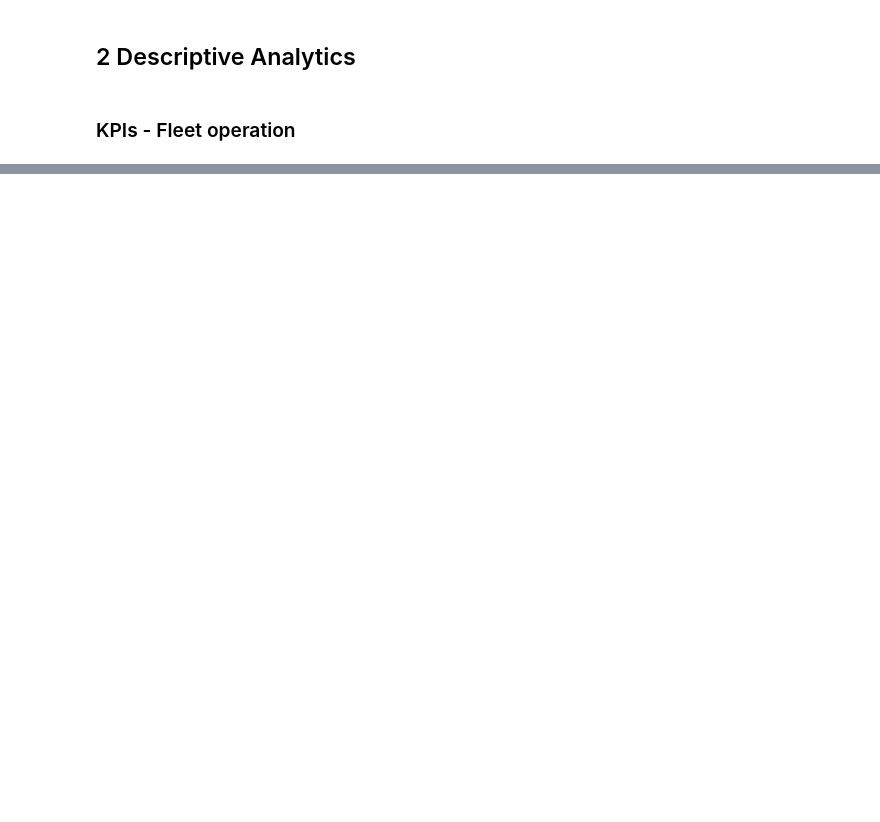
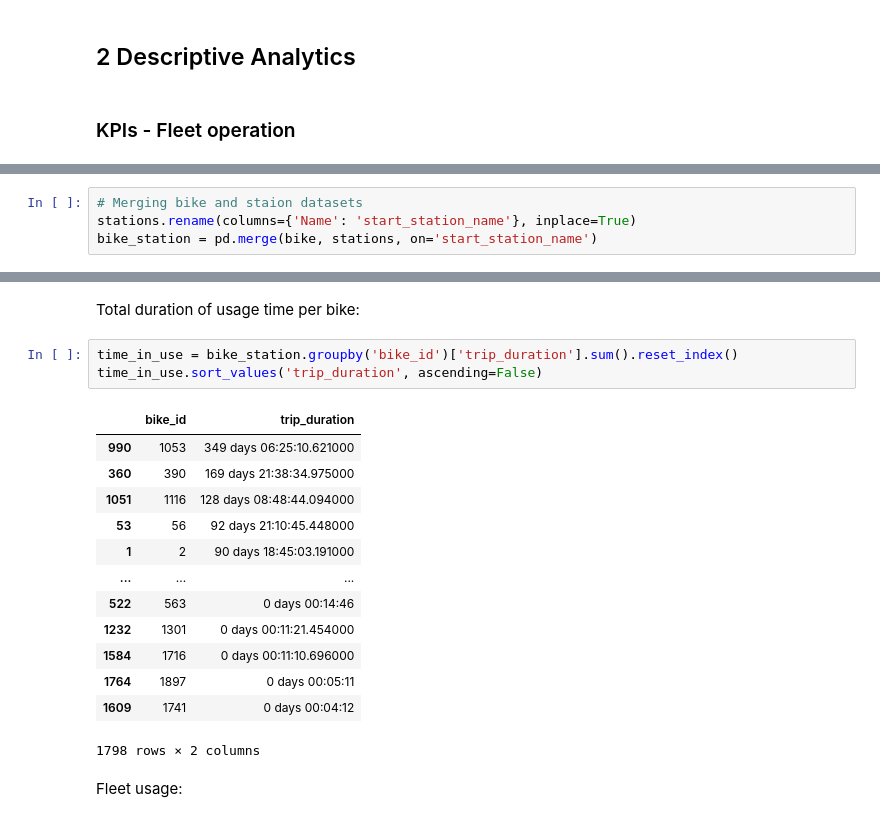
Before and after one commit to MoritzWagner13/Machine-Learning, a Jupyter notebook: Code.ipynb, the cells around one changed output, grey strips where cells are left out. Drawn from its saved outputs; the diff is of its cells as text; blank space fills up the shorter version.

Commit message:
Manually merged changes and added on KPIs

```diff
--- a/Code.ipynb
+++ b/Code.ipynb
@@ -420,0 +447,4 @@ bike.groupby(bike["start_time"].rename('Date').dt.date).size().plot.bar()
+# %%
+# Merging bike and staion datasets
+stations.rename(columns={'Name': 'start_station_name'}, inplace=True)
+bike_station = pd.merge(bike, stations, on='start_station_name')
@@ -420,0 +511,21 @@ bike.groupby(bike["start_time"].rename('Date').dt.date).size().plot.bar()
+# %% [markdown]
+Total duration of usage time per bike:
+# %%
+time_in_use = bike_station.groupby('bike_id')['trip_duration'].sum().reset_index()
+time_in_use.sort_values('trip_duration', ascending=False)
+# %% [output]
+|  | bike_id | trip_duration |
+| 990 | 1053 | 349 days 06:25:10.621000 |
+| 360 | 390 | 169 days 21:38:34.975000 |
+| 1051 | 1116 | 128 days 08:48:44.094000 |
+| 53 | 56 | 92 days 21:10:45.448000 |
+| 1 | 2 | 90 days 18:45:03.191000 |
+| ... | ... | ... |
+| 522 | 563 | 0 days 00:14:46 |
+| 1232 | 1301 | 0 days 00:11:21.454000 |
+| 1584 | 1716 | 0 days 00:11:10.696000 |
+| 1764 | 1897 | 0 days 00:05:11 |
+| 1609 | 1741 | 0 days 00:04:12 |
+1798 rows × 2 columns
+# %% [markdown]
+Fleet usage:
```
Also changed, not shown: parts of 20 cells of this notebook.
